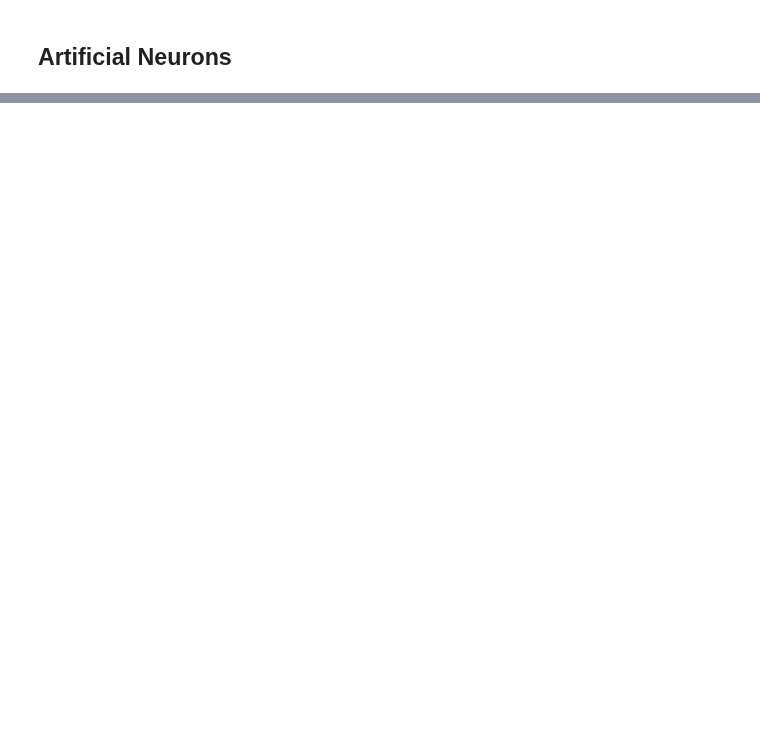
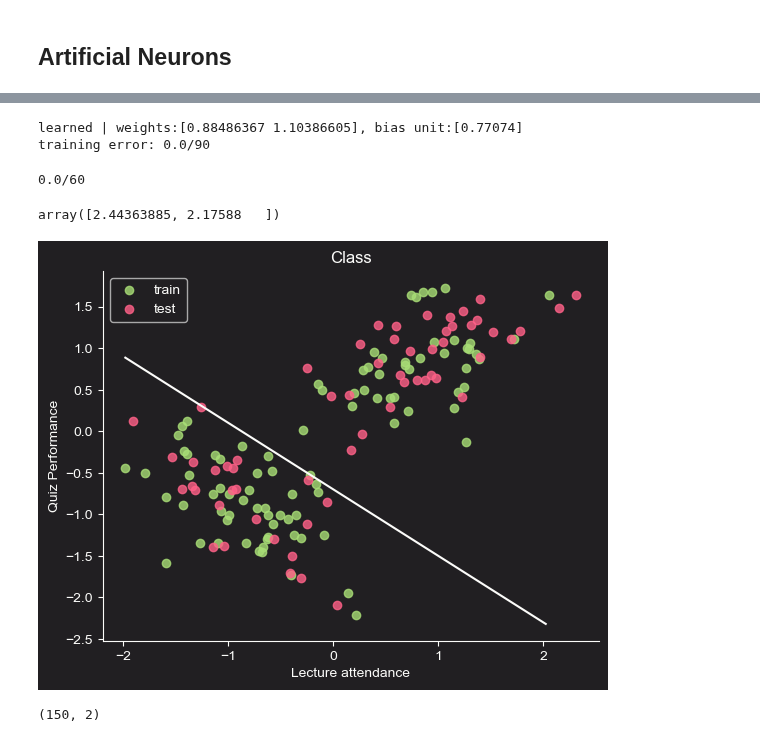
Before and after one commit to jakecreate/machine-learning-from-scratch, a Jupyter notebook: notebooks/2_historical_simple_algorithms.ipynb, the cells around one changed output, grey strips where cells are left out. Saved outputs shown, nothing was run; the diff lists cells and outputs as text; code cells hidden in the pictures; blank space fills up the shorter version.

Commit message:
implement perceptron learning algo & graph

```diff
--- a/notebooks/2_historical_simple_algorithms.ipynb
+++ b/notebooks/2_historical_simple_algorithms.ipynb
@@ -87,0 +114,12 @@ $$
+# %%
+def net_input(w, X, b):
+    return X @ w + b
+
+def predict(net_input):
+    return np.where(net_input >= 0.0, 1.0, 0.0)
+# %%
+w_sample = [0.1, 0.5]
+X_sample = X[0]
+b_sample = -5
+y_pred =predict(net_input(w_sample, X_sample, b_sample))
+print (f'y_pred: {y_pred} | y_true: {y[0]}')
@@ -156,0 +141,37 @@ array([[1., 1.],
+# %%
+X_train, y_train, X_test, y_test = train_test_split(X, y)
+
+scaler = StandardScaler(X)
+X_train_scaled = scaler.scale(X_train)
+X_test_scaled = scaler.scale(X_test)
+# %%
+w = np.random.uniform(low=0, high=1, size=X.shape[1])
+b = np.random.uniform(low=0, high=1, size=1)
+eta = 0.01
+n_iter = 0
+n_epochs = 5
+X1 = X_train_scaled
+while n_iter <= n_epochs:
+    net_inputs = net_input(w, X1, b)
+    y_pred = predict(net_inputs)
+    y_error = y_train - y_pred
+
+    if np.sum(np.abs(y_error)) == 0:
+        break
+
+    for i in range(X1.shape[0]):
+        w[0] = w[0] + eta*(y_error[i])*X1[i, 0]
+        w[1] = w[1] + eta*(y_error[i])*X1[i, 1]
+
+
+print(f'learned | weights:{w}, bias unit:{b}')
+y_pred = predict(net_input(w, X_train_scaled, b))
+print(f'training error: {np.sum(np.abs(y_train - y_pred))}/{y_train.shape[0]}')
+# %% [output]
+learned | weights:[0.88486367 1.10386605], bias unit:[0.77074]
+training error: 0.0/90
+# %%
+y_pred =predict(net_input(w, X_test_scaled, b))
+print(f'{np.sum(np.abs(y_test - y_pred))}/{y_test.shape[0]}')
+# %% [output]
+0.0/60
@@ -156,0 +180,30 @@ array([[1., 1.],
+# %%
+scaler.std
+# %% [output]
+array([2.44363885, 2.17588   ])
+# %%
+X_scaled = scaler.scale(X)
+
+# decision boundary
+x_sample = np.arange(np.min(X_scaled[:, 0]), np.max(X_scaled[:, 0]))
+x_2 = -(w[0]/w[1])*x_sample - (b/w[1])
+
+# graph
+fig, ax = plt.subplots()
+group = X_train_scaled
+group1 = X_test_scaled
+ax.scatter(group[:, 0], group[:, 1], alpha=0.8, c=c_['green'], label='train')
+ax.scatter(group1[:, 0], group1[:, 1], alpha=0.8, c=c_['red'], label='test')
+ax.plot(x_sample, x_2, c=c_['white'])
+ax.set_title('Class')
+ax.set_xlabel('Lecture attendance')
+ax.set_ylabel('Quiz Performance')
+
+ax.spines[['top', 'right']].set_visible(False)
+ax.spines[['bottom', 'left']].set_color(c_['white'])
+ax.legend()
+plt.show()
+print(X.shape)
+# %% [output]
+[figure, added]
+(150, 2)
```
Also changed, not shown: parts of 15 cells of this notebook, 1 other file.
